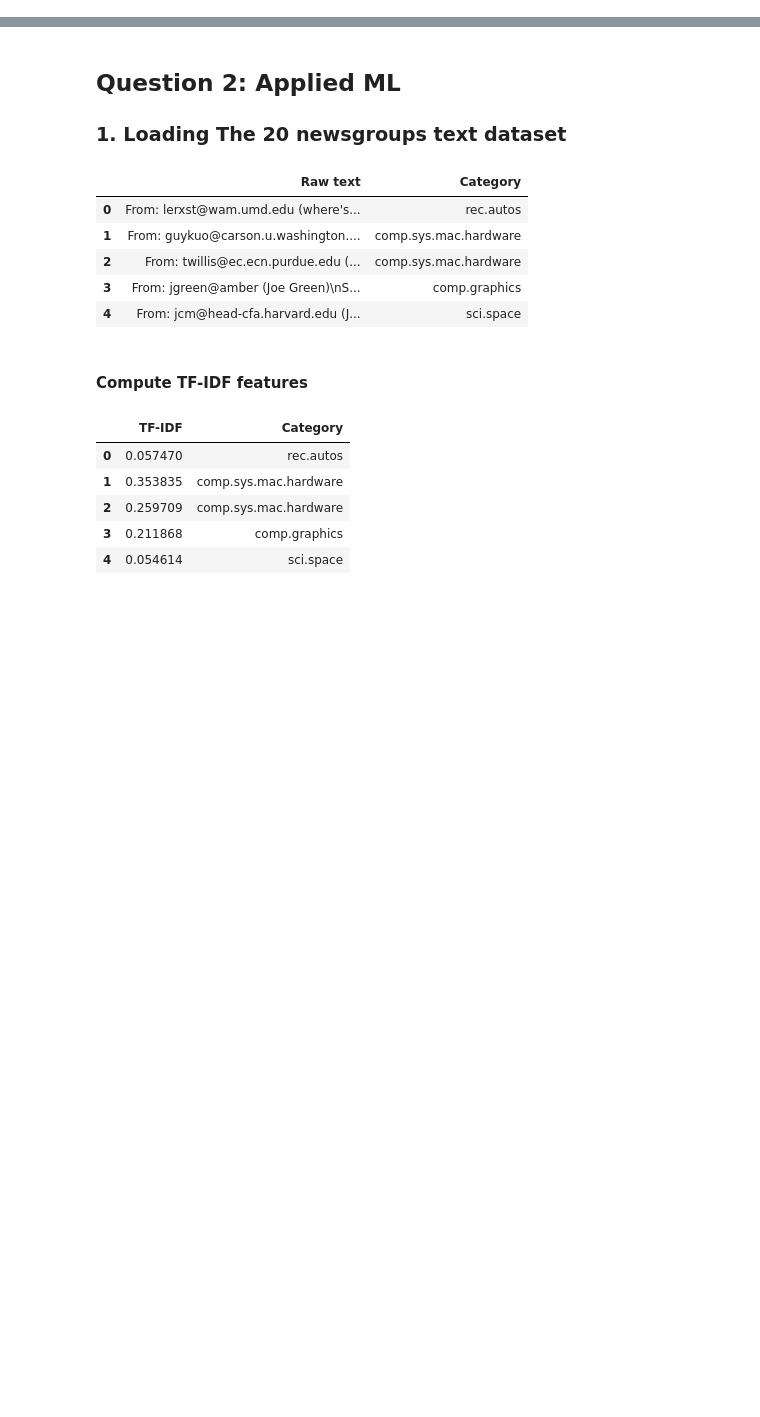
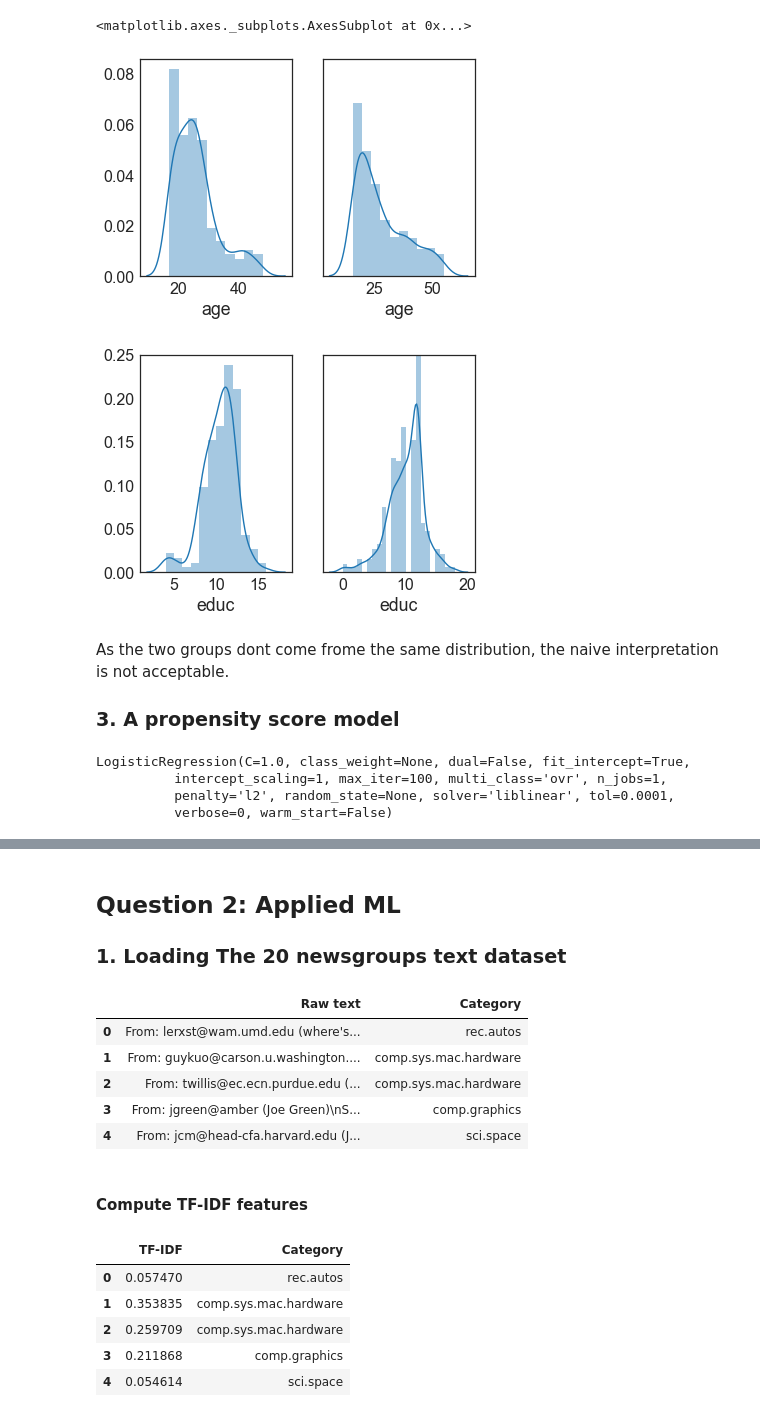
Before and after one commit to Coac/epfl-ada, a Jupyter notebook: 04 - Applied ML/Homework 4.ipynb, the cells around one changed output, grey strips where cells are left out. Saved outputs shown, nothing was run; the diff lists cells and outputs as text; code cells hidden in the pictures; blank space fills up the shorter version.

```diff
--- a/04 - Applied ML/Homework 4.ipynb
+++ b/04 - Applied ML/Homework 4.ipynb
@@ -8,0 +30,8 @@ import numpy as np
+# %%
+treated_df = lalonde_df[lalonde_df.treat == 1]
+control_df = lalonde_df[lalonde_df.treat == 0]
+
+print("Correlation:", lalonde_df.treat.corr(lalonde_df.re78))
+
+pd.DataFrame(dict(treated = treated_df.re78.describe(),
+                  non_treated=control_df.re78.describe()))
@@ -8,0 +85,30 @@ import numpy as np
+# %%
+fig, (ax1, ax2) = plt.subplots(ncols=2, sharey=True)
+sns.distplot(treated_df.age, ax=ax1)
+sns.distplot(control_df.age, ax=ax2)
+
+fig, (ax1, ax2) = plt.subplots(ncols=2, sharey=True)
+sns.distplot(treated_df.educ, ax=ax1)
+sns.distplot(control_df.educ, ax=ax2)
+# %% [output]
+<matplotlib.axes._subplots.AxesSubplot at 0x...>
+[figure, added]
+[figure, added]
+# %% [markdown]
+As the two groups dont come frome the same distribution, the naive interpretation is not acceptable.
+
+### 3. A propensity score model
+# %%
+from sklearn import linear_model
+
+logistic= linear_model.LogisticRegression()
+
+y = lalonde_df.treat
+x = lalonde_df.drop(['treat', 'id', 're78'], axis=1)
+
+logistic.fit(x, y)
+# %% [output]
+LogisticRegression(C=1.0, class_weight=None, dual=False, fit_intercept=True,
+          intercept_scaling=1, max_iter=100, multi_class='ovr', n_jobs=1,
+          penalty='l2', random_state=None, solver='liblinear', tol=0.0001,
+          verbose=0, warm_start=False)
```
Also changed, not shown: parts of 15 cells of this notebook.
